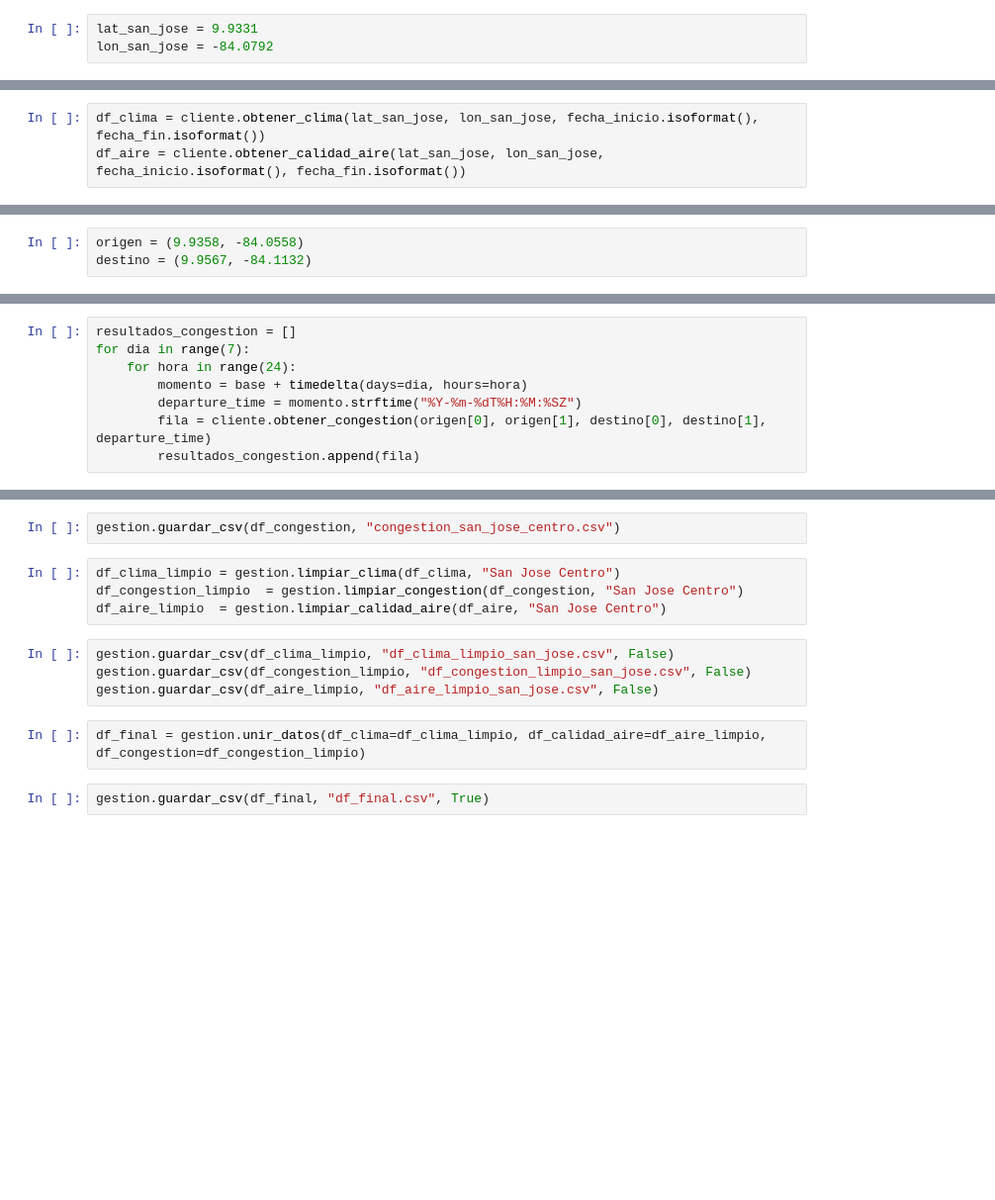
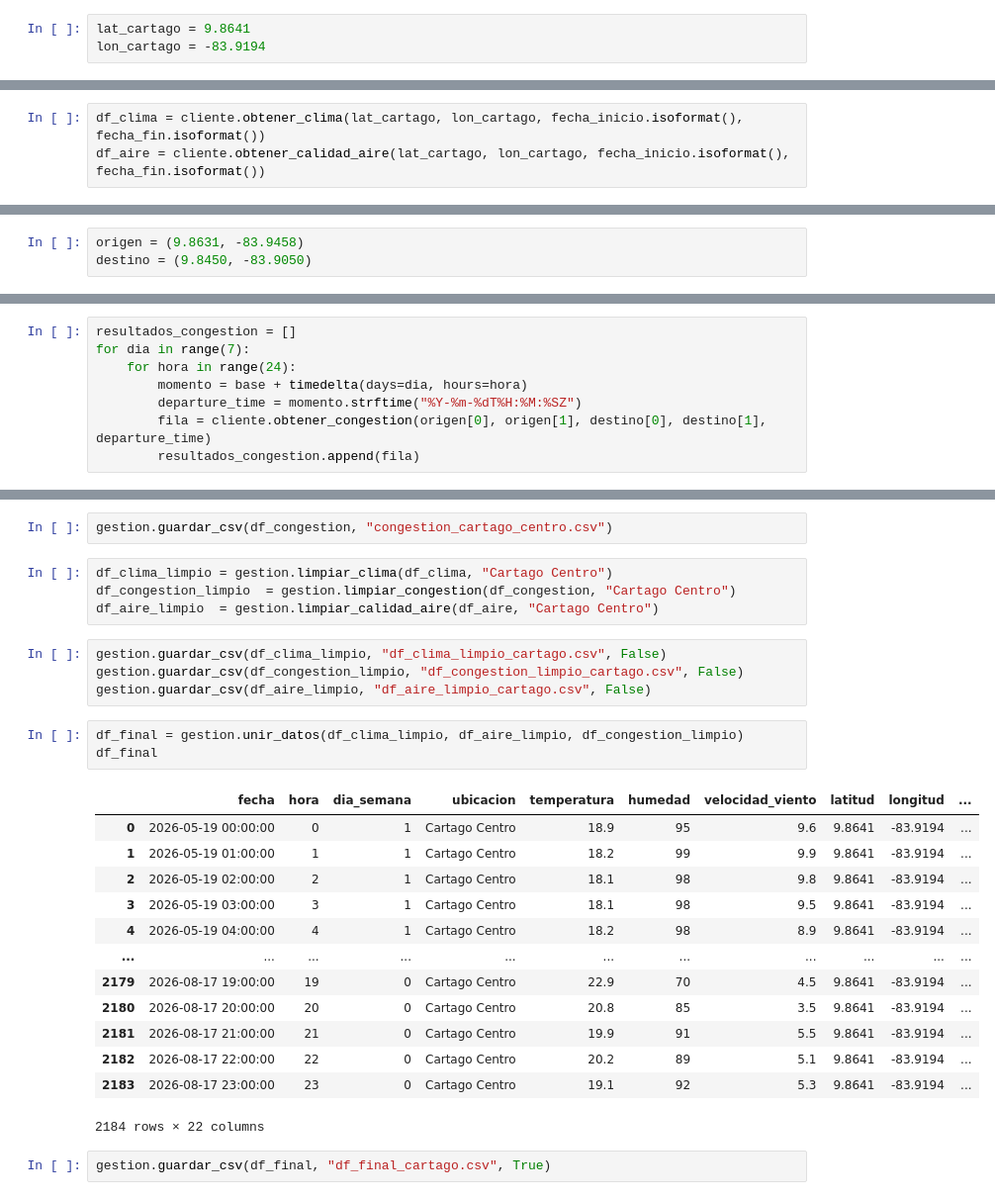
Before and after one commit to robegonza13-pixel/Proyecto_Calidad_del_Aire, a Jupyter notebook: notebooks/exploracion_inicial.ipynb, the cells around one changed output, grey strips where cells are left out. Shown at 99% size. Drawn from its saved outputs; the diff is of its cells as text; blank space fills up the shorter version.

```diff
--- a/notebooks/exploracion_inicial.ipynb
+++ b/notebooks/exploracion_inicial.ipynb
@@ -9,12 +14,12 @@ cliente = ClienteAPI(key_google="AIzaSyBwCYmoXwdqOZsa25hCU85zCjQutgNnnhE")
 # %%
-lat_san_jose = 9.9331
-lon_san_jose = -84.0792
+lat_cartago = 9.8641
+lon_cartago = -83.9194
 # %%
 fecha_fin = date.today()
 fecha_inicio = fecha_fin - timedelta(days=90)
 # %%
-df_clima = cliente.obtener_clima(lat_san_jose, lon_san_jose, fecha_inicio.isoformat(), fecha_fin.isoformat())
-df_aire = cliente.obtener_calidad_aire(lat_san_jose, lon_san_jose, fecha_inicio.isoformat(), fecha_fin.isoformat())
+df_clima = cliente.obtener_clima(lat_cartago, lon_cartago, fecha_inicio.isoformat(), fecha_fin.isoformat())
+df_aire = cliente.obtener_calidad_aire(lat_cartago, lon_cartago, fecha_inicio.isoformat(), fecha_fin.isoformat())
 # %%
 print(df_clima.shape, df_aire.shape)
 print(df_clima.head())
@@ -41,6 +46,6 @@ gestion.guardar_csv(df_aire,"df_aire_san_jose_centro.csv", False)
 # %%
-origen = (9.9358, -84.0558)
-destino = (9.9567, -84.1132)
+origen = (9.8631, -83.9458)
+destino = (9.8450, -83.9050)
 # %%
 base = (datetime.now(timezone.utc) + timedelta(days=1)).replace(minute=0, second=0, microsecond=0)
 # %%
@@ -73,14 +78,29 @@ print(df_congestion.head())
 # %%
-gestion.guardar_csv(df_congestion, "congestion_san_jose_centro.csv")
+gestion.guardar_csv(df_congestion, "congestion_cartago_centro.csv")
 # %%
-df_clima_limpio = gestion.limpiar_clima(df_clima, "San Jose Centro")
-df_congestion_limpio  = gestion.limpiar_congestion(df_congestion, "San Jose Centro")
-df_aire_limpio  = gestion.limpiar_calidad_aire(df_aire, "San Jose Centro")
+df_clima_limpio = gestion.limpiar_clima(df_clima, "Cartago Centro")
+df_congestion_limpio  = gestion.limpiar_congestion(df_congestion, "Cartago Centro")
+df_aire_limpio  = gestion.limpiar_calidad_aire(df_aire, "Cartago Centro")
 # %%
-gestion.guardar_csv(df_clima_limpio, "df_clima_limpio_san_jose.csv", False)
-gestion.guardar_csv(df_congestion_limpio, "df_congestion_limpio_san_jose.csv", False)
-gestion.guardar_csv(df_aire_limpio, "df_aire_limpio_san_jose.csv", False)
+gestion.guardar_csv(df_clima_limpio, "df_clima_limpio_cartago.csv", False)
+gestion.guardar_csv(df_congestion_limpio, "df_congestion_limpio_cartago.csv", False)
+gestion.guardar_csv(df_aire_limpio, "df_aire_limpio_cartago.csv", False)
-# %%
-df_final = gestion.unir_datos(df_clima=df_clima_limpio, df_calidad_aire=df_aire_limpio, df_congestion=df_congestion_limpio)
-# %%
-gestion.guardar_csv(df_final, "df_final.csv", True)
+# %%
+df_final = gestion.unir_datos(df_clima_limpio, df_aire_limpio, df_congestion_limpio)
+df_final
+# %% [output]
+|  | fecha | hora | dia_semana | ubicacion | temperatura | humedad | velocidad_viento | latitud | longitud | ... |
+| 0 | 2026-05-19 00:00:00 | 0 | 1 | Cartago Centro | 18.9 | 95 | 9.6 | 9.8641 | -83.9194 | ... |
+| 1 | 2026-05-19 01:00:00 | 1 | 1 | Cartago Centro | 18.2 | 99 | 9.9 | 9.8641 | -83.9194 | ... |
+| 2 | 2026-05-19 02:00:00 | 2 | 1 | Cartago Centro | 18.1 | 98 | 9.8 | 9.8641 | -83.9194 | ... |
+| 3 | 2026-05-19 03:00:00 | 3 | 1 | Cartago Centro | 18.1 | 98 | 9.5 | 9.8641 | -83.9194 | ... |
+| 4 | 2026-05-19 04:00:00 | 4 | 1 | Cartago Centro | 18.2 | 98 | 8.9 | 9.8641 | -83.9194 | ... |
+| ... | ... | ... | ... | ... | ... | ... | ... | ... | ... | ... |
+| 2179 | 2026-08-17 19:00:00 | 19 | 0 | Cartago Centro | 22.9 | 70 | 4.5 | 9.8641 | -83.9194 | ... |
+| 2180 | 2026-08-17 20:00:00 | 20 | 0 | Cartago Centro | 20.8 | 85 | 3.5 | 9.8641 | -83.9194 | ... |
+| 2181 | 2026-08-17 21:00:00 | 21 | 0 | Cartago Centro | 19.9 | 91 | 5.5 | 9.8641 | -83.9194 | ... |
+| 2182 | 2026-08-17 22:00:00 | 22 | 0 | Cartago Centro | 20.2 | 89 | 5.1 | 9.8641 | -83.9194 | ... |
+| 2183 | 2026-08-17 23:00:00 | 23 | 0 | Cartago Centro | 19.1 | 92 | 5.3 | 9.8641 | -83.9194 | ... |
+2184 rows × 22 columns
+# %%
+gestion.guardar_csv(df_final, "df_final_cartago.csv", True)
```
Also changed, not shown: parts of 23 cells of this notebook, 10 other files.
